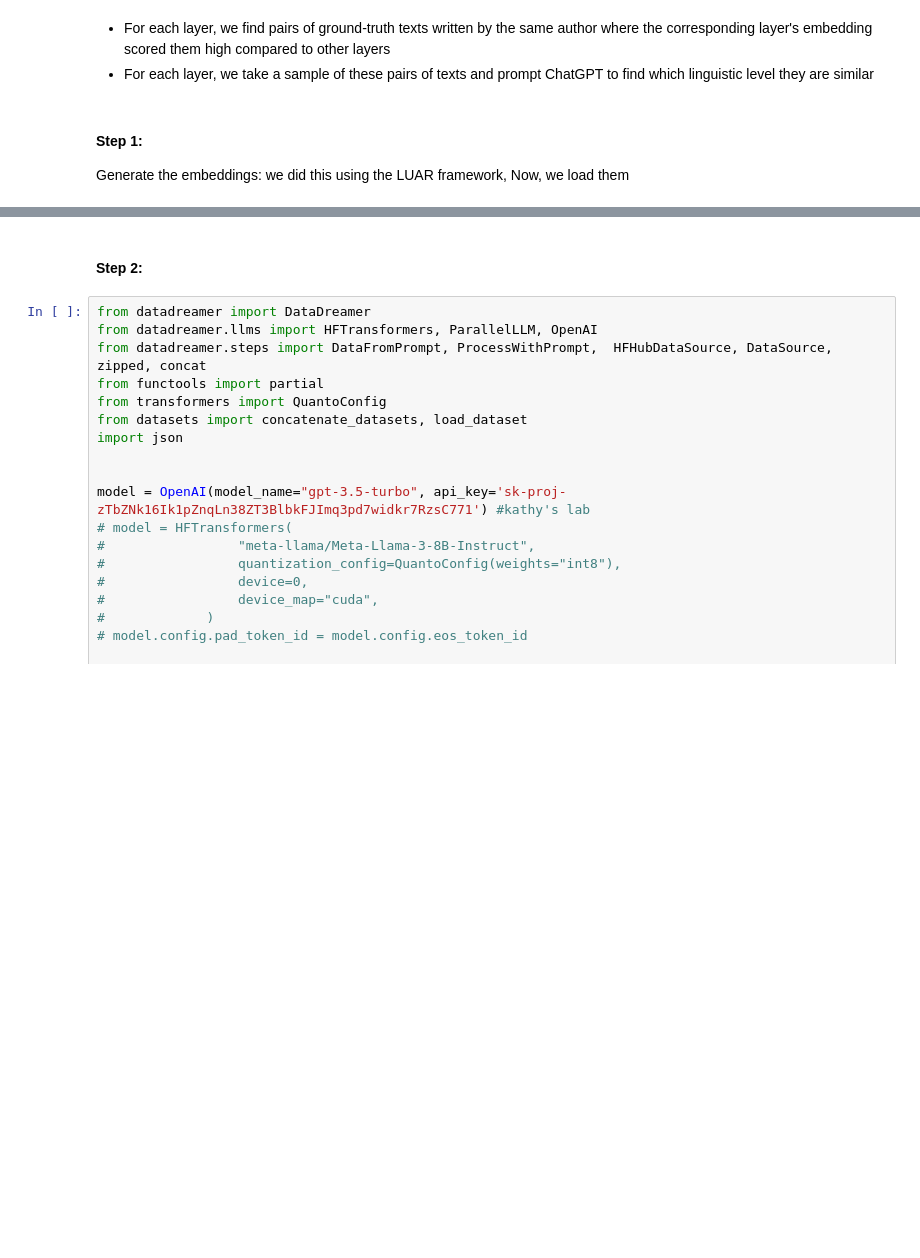
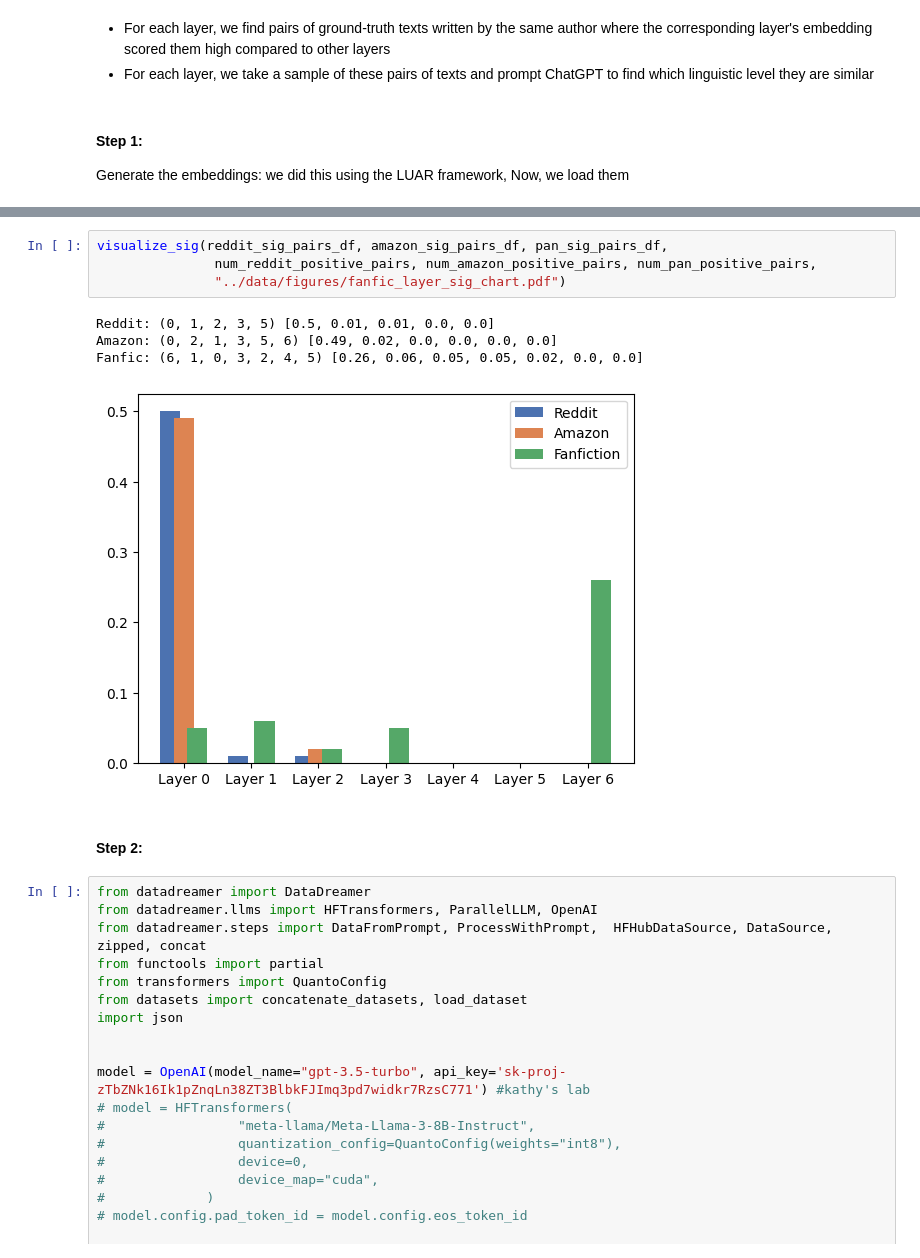
Before and after one commit to MiladAlshomary/Multi-LUAR, a Jupyter notebook: src-ipynb/multi-luar-analysis-3.ipynb, the cells around one changed output, grey strips where cells are left out. Saved outputs shown, nothing was run; the diff lists cells and outputs as text; blank space fills up the shorter version.

```diff
--- a/src-ipynb/multi-luar-analysis-3.ipynb
+++ b/src-ipynb/multi-luar-analysis-3.ipynb
@@ -144,3 +169,12 @@ plt.show()
+# %%
+visualize_sig(reddit_sig_pairs_df, amazon_sig_pairs_df, pan_sig_pairs_df,
+               num_reddit_positive_pairs, num_amazon_positive_pairs, num_pan_positive_pairs,
+               "../data/figures/fanfic_layer_sig_chart.pdf")
+# %% [output]
+Reddit: (0, 1, 2, 3, 5) [0.5, 0.01, 0.01, 0.0, 0.0]
+Amazon: (0, 2, 1, 3, 5, 6) [0.49, 0.02, 0.0, 0.0, 0.0, 0.0]
+Fanfic: (6, 1, 0, 3, 2, 4, 5) [0.26, 0.06, 0.05, 0.05, 0.02, 0.0, 0.0]
+[figure, added]
 # %% [markdown]
 #### Step 2:
 # %%
```
Also changed, not shown: parts of 20 cells of this notebook, 9 other files.
